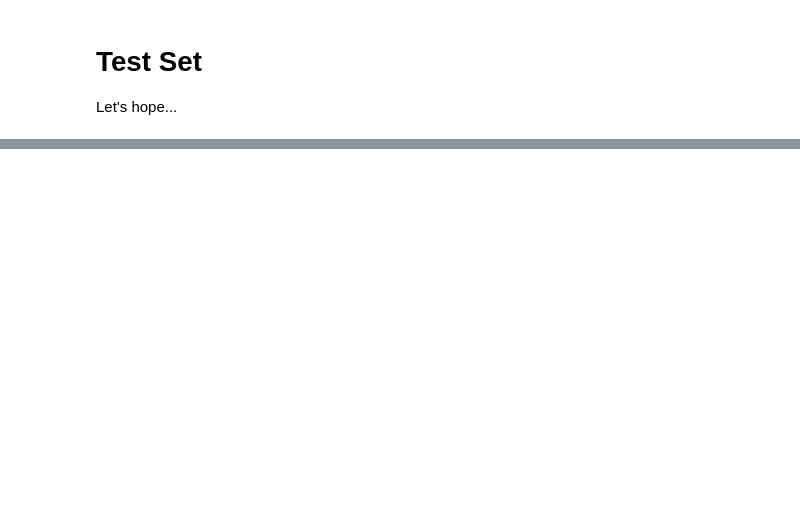
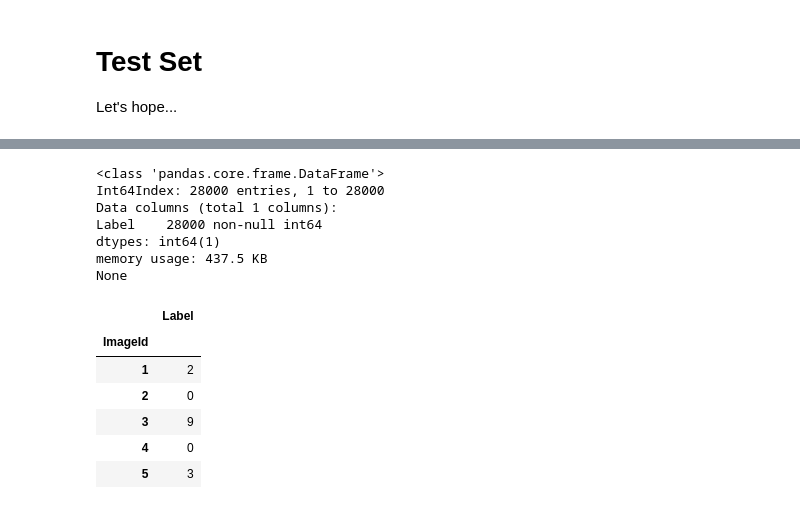
Before and after one commit to arose13/Learning, a Jupyter notebook: Kaggle MNIST.ipynb, the cells around one changed output, grey strips where cells are left out. Drawn from its saved outputs; the diff is of its cells as text; code cells hidden in the pictures; blank space fills up the shorter version.

```diff
--- a/Kaggle MNIST.ipynb
+++ b/Kaggle MNIST.ipynb
@@ -98,0 +186,27 @@ print(test_set.shape)
+# %%
+answer_df = pd.DataFrame(
+    y_answer,
+    index=list(range(1, len(y_answer)+1)),
+    columns=['Label']
+)
+answer_df.index.name = 'ImageId'
+
+print(answer_df.info())
+display(answer_df.head())
+
+answer_df.to_csv('data/kaggle_mnist/submission.csv', index=True, header=True)
+# %% [output]
+<class 'pandas.core.frame.DataFrame'>
+Int64Index: 28000 entries, 1 to 28000
+Data columns (total 1 columns):
+Label    28000 non-null int64
+dtypes: int64(1)
+memory usage: 437.5 KB
+None
+|  | Label |
+| ImageId |  |
+| 1 | 2 |
+| 2 | 0 |
+| 3 | 9 |
+| 4 | 0 |
+| 5 | 3 |
```
Also changed, not shown: parts of 8 cells of this notebook, 1 other file.
